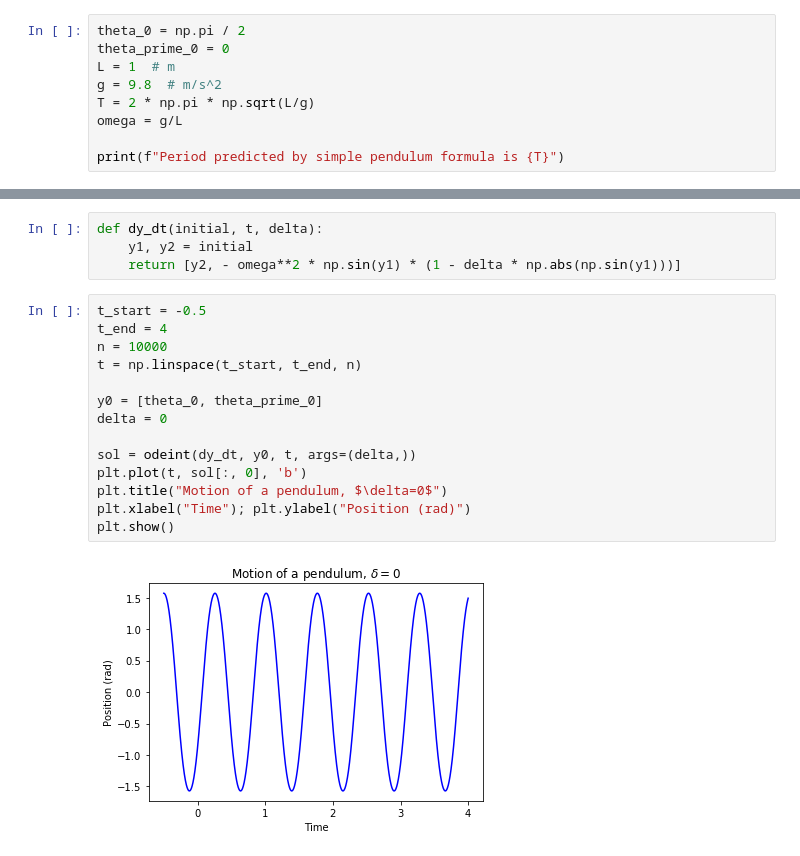
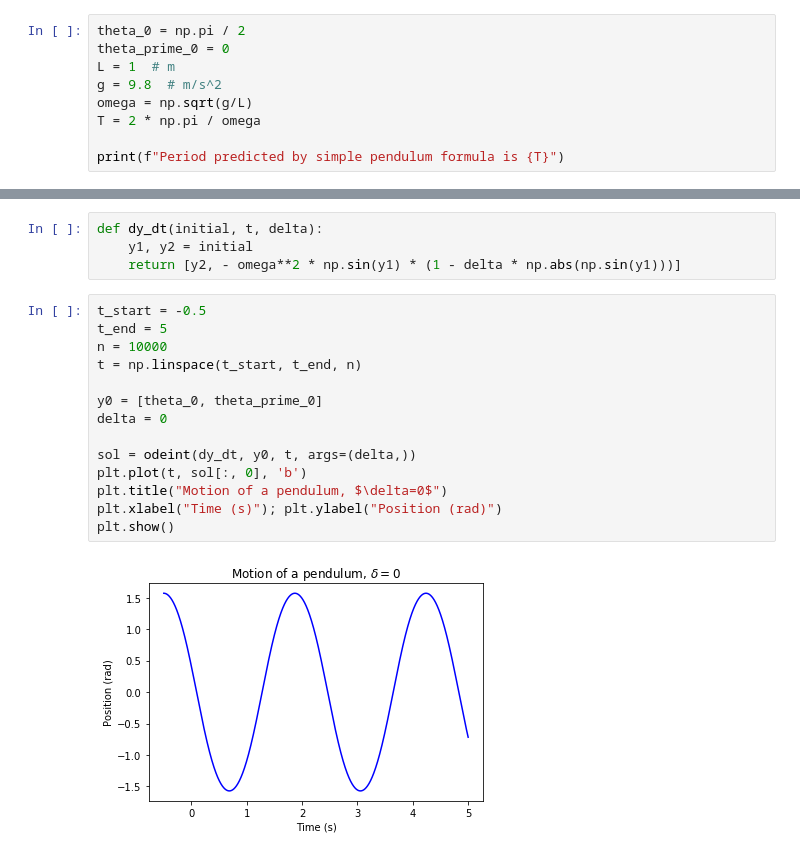
Before and after one commit to austinbeauch/thirdyearphys, a Jupyter notebook: 321A/A2_Beauchamp.ipynb, the cells around one changed output, grey strips where cells are left out. Cells and saved outputs as stored; diff of their text form.

```diff
--- a/321A/A2_Beauchamp.ipynb
+++ b/321A/A2_Beauchamp.ipynb
@@ -9,8 +9,8 @@ theta_0 = np.pi / 2
 theta_prime_0 = 0
 L = 1  # m
 g = 9.8  # m/s^2
-T = 2 * np.pi * np.sqrt(L/g)
-omega = g/L
+omega = np.sqrt(g/L)
+T = 2 * np.pi / omega
 
 print(f"Period predicted by simple pendulum formula is {T}")
 # %% [output]
@@ -21,18 +21,18 @@ def dy_dt(initial, t, delta):
     return [y2, - omega**2 * np.sin(y1) * (1 - delta * np.abs(np.sin(y1)))]
 # %%
 t_start = -0.5
-t_end = 4
+t_end = 5
 n = 10000
 t = np.linspace(t_start, t_end, n)
 
 y0 = [theta_0, theta_prime_0]
 delta = 0
 
 sol = odeint(dy_dt, y0, t, args=(delta,))
 plt.plot(t, sol[:, 0], 'b')
 plt.title("Motion of a pendulum, $\delta=0$")
-plt.xlabel("Time"); plt.ylabel("Position (rad)")
+plt.xlabel("Time (s)"); plt.ylabel("Position (rad)")
 plt.show()
 # %% [output]
-[figure, old version]
+[figure, new version]
 # %%
```
Also changed, not shown: parts of 6 cells of this notebook, 5 other files.
